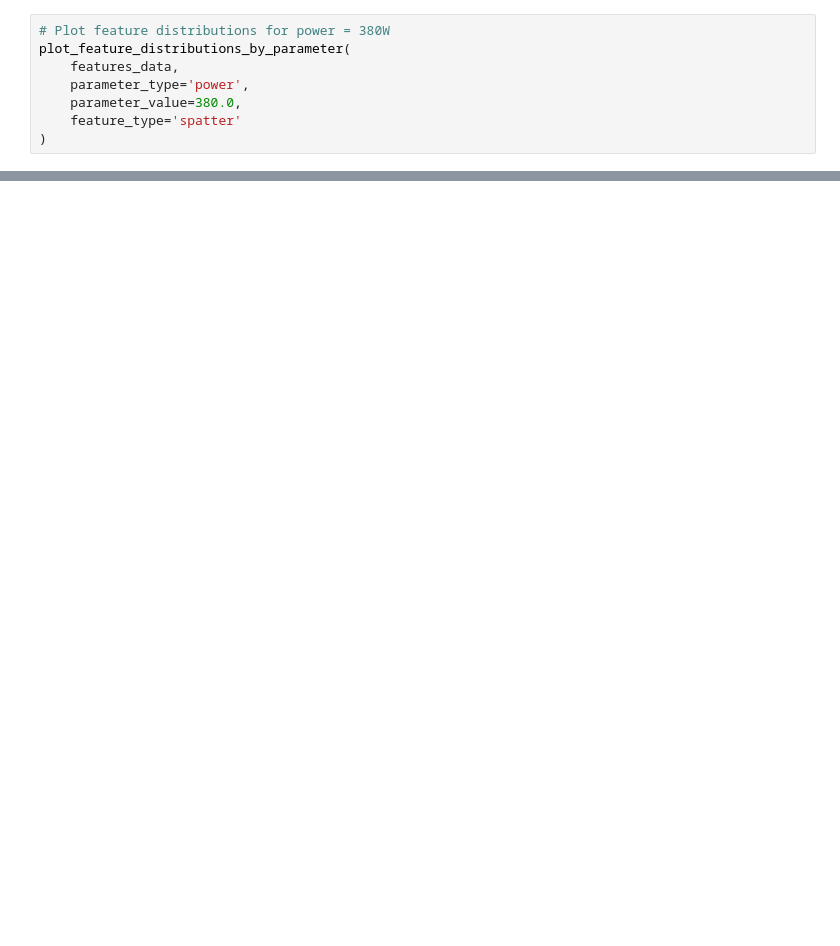
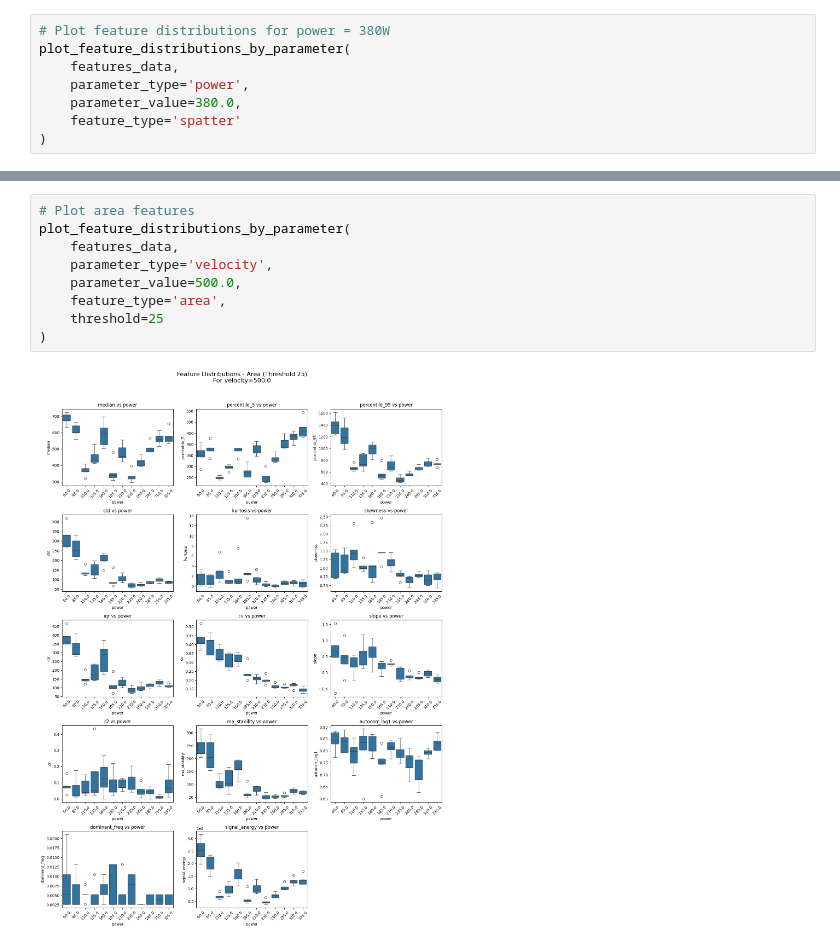
Before and after one commit to Lucas-max3D/Thermal_Imaging_Regime, a Jupyter notebook: 9_Clarifying_conditions.ipynb, the cells around one changed output, grey strips where cells are left out. Saved outputs shown, nothing was run; the diff lists cells and outputs as text; blank space fills up the shorter version.

```diff
--- a/9_Clarifying_conditions.ipynb
+++ b/9_Clarifying_conditions.ipynb
@@ -351,0 +373,11 @@ plot_feature_distributions_by_parameter(
+# %%
+# Plot area features
+plot_feature_distributions_by_parameter(
+    features_data,
+    parameter_type='velocity',
+    parameter_value=500.0,
+    feature_type='area',
+    threshold=25
+)
+# %% [output]
+[figure, added]
```
Also changed, not shown: parts of 6 cells of this notebook, 3 other files.
